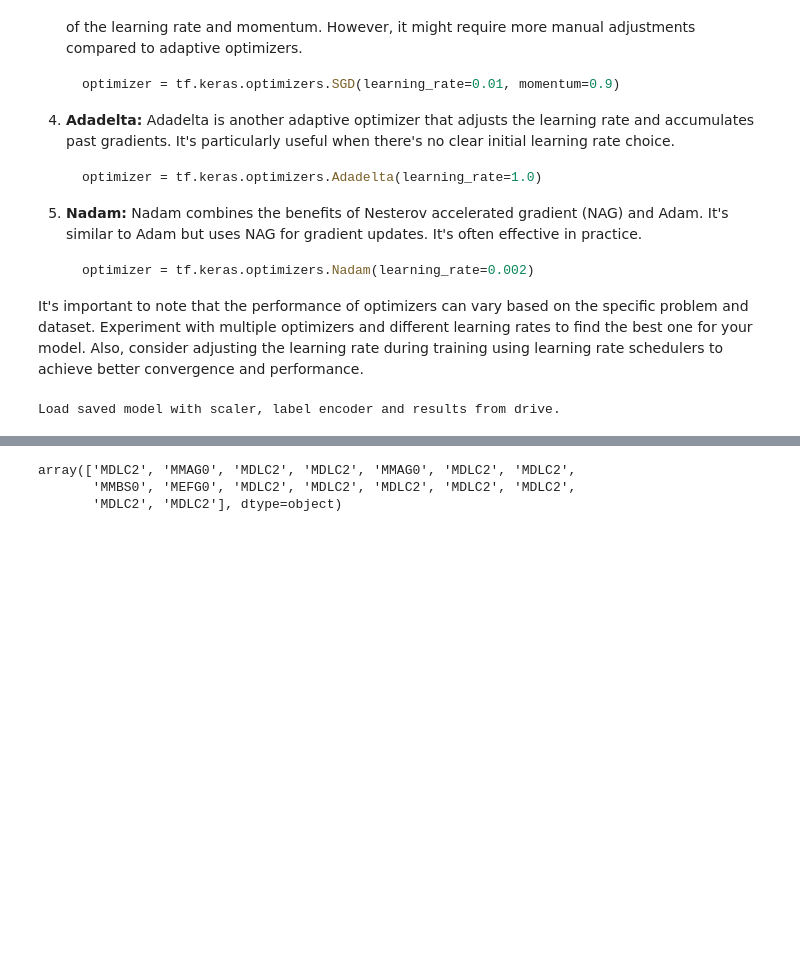
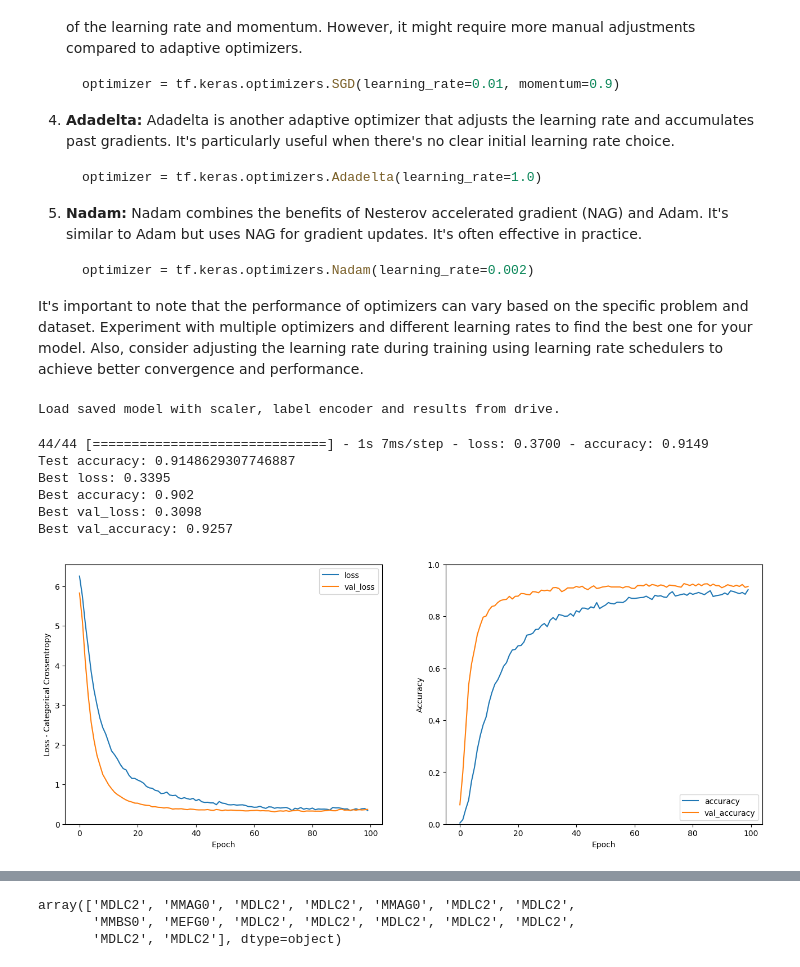
Before and after one commit to henryhyunwookim/Voice-Cloning-and-Fake-Audio-Detection, a Jupyter notebook: VoiceCloningAndFakeAudioDetection.ipynb, the cells around one changed output, grey strips where cells are left out. Drawn from its saved outputs; the diff is of its cells as text; code cells hidden in the pictures; blank space fills up the shorter version.

```diff
--- a/VoiceCloningAndFakeAudioDetection.ipynb
+++ b/VoiceCloningAndFakeAudioDetection.ipynb
@@ -504,13 +504,14 @@ best_result_path = 'saved_models/audio_classification.json'
 best_model_path = 'saved_models/audio_classification.h5'
 scaler_path = 'saved_models/scaler.pkl'
 label_encoder_path = 'saved_models/label_encoder.pkl'
+val_dict_path = 'saved_models/val_dict.pkl'
 if os.path.exists(best_result_path):
         print('Load saved model with scaler, label encoder and results from drive.')
         model = load_model(best_model_path)
         scaler = pickle.load(open(scaler_path, 'rb'))
         label_encoder = pickle.load(open(label_encoder_path, 'rb'))
         history = json.load(open(best_result_path, 'r'))
-
+        val_dict = json.load(open(val_dict_path, 'r'))
 else:
         num_epochs = 100 # 10
         num_batch_size = 64 # 64
@@ -539,37 +540,54 @@ else:
         # Convert the tf.keras.callbacks.History object into a dictionary, if not loaded from local drive.
         if not isinstance(history, dict):
                 history = {**history.params, 'epoch': history.epoch, **history.history}
+
+        val_dict = {}
+        idx_list = np.arange(0, normalized_test_X.shape[0], 3)
+        for key, idx in enumerate(idx_list):
+        val_X = normalized_test_X.iloc[idx : idx+3]
+        val_y = test_y_cat[idx : idx+3]
+        val_loss, val_accuracy = model.evaluate(val_X, val_y, verbose=0)
+        val_dict[key] = {'val_loss': val_loss, 'val_accuracy': val_accuracy}
 # %% [output]
 Load saved model with scaler, label encoder and results from drive.
 # %%
-# # Evaluate the model
-# test_loss, test_acc = model.evaluate(normalized_test_X, test_y_cat)
-# print("Test accuracy:", test_acc)
+# Evaluate the model
+test_loss, test_acc = model.evaluate(normalized_test_X, test_y_cat)
+print("Test accuracy:", test_acc)
 
-# for k, v in history.items():
-#     best_score = None
-#     if 'loss' in k:
-#         best_score = min(v)
-#     elif 'accuracy' in k:
-#         best_score = max(v)
+for k, v in history.items():
+    best_score = None
+    if 'loss' in k:
+        best_score = min(v)
+    elif 'accuracy' in k:
+        best_score = max(v)
 
-#     if best_score != None:
-#         print(f'Best {k}: {round(best_score, 4)}')
+    if best_score != None:
+        print(f'Best {k}: {round(best_score, 4)}')
+# %% [output]
+44/44 [==============================] - 1s 7ms/step - loss: 0.3700 - accuracy: 0.9149
+Test accuracy: 0.9148629307746887
+Best loss: 0.3395
+Best accuracy: 0.902
+Best val_loss: 0.3098
+Best val_accuracy: 0.9257
 # %%
-# plt.figure(figsize=(16,6))
+plt.figure(figsize=(16,6))
 
-# plt.subplot(1,2,1)
-# plt.plot(history['epoch'], history['loss'], history['val_loss'])
-# plt.legend(['loss', 'val_loss'])
-# plt.ylim([0, max(plt.ylim())])
-# plt.xlabel('Epoch')
-# plt.ylabel('Loss - Categorical Crossentropy')
+plt.subplot(1,2,1)
+plt.plot(history['epoch'], history['loss'], history['val_loss'])
+plt.legend(['loss', 'val_loss'])
+plt.ylim([0, max(plt.ylim())])
+plt.xlabel('Epoch')
+plt.ylabel('Loss - Categorical Crossentropy')
 
-# plt.subplot(1,2,2)
-# plt.plot(history['epoch'],
-#         history['accuracy'],
-#         history['val_accuracy'])
-# plt.legend(['accuracy', 'val_accuracy'])
-# plt.ylim([0, 1])
-# plt.xlabel('Epoch')
-# plt.ylabel('Accuracy');
+plt.subplot(1,2,2)
+plt.plot(history['epoch'],
+        history['accuracy'],
+        history['val_accuracy'])
+plt.legend(['accuracy', 'val_accuracy'])
+plt.ylim([0, 1])
+plt.xlabel('Epoch')
+plt.ylabel('Accuracy');
+# %% [output]
+[figure, added]
```
Also changed, not shown: parts of 18 cells of this notebook.
